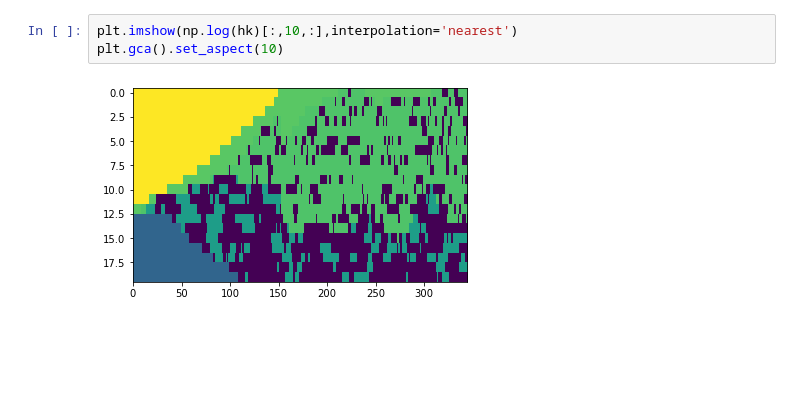
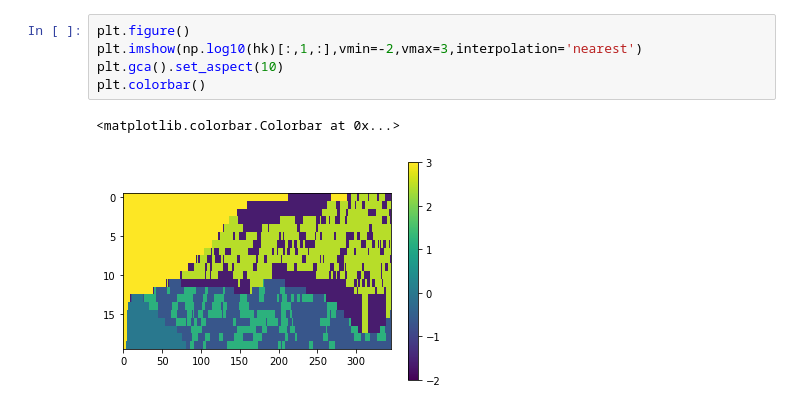
Before and after one commit to igotchalk/SWIlarge, a Jupyter notebook: notebook/Untitled1.ipynb, the cells around one changed output. Saved outputs shown, nothing was run; the diff lists cells and outputs as text; blank space fills up the shorter version.

```diff
--- a/notebook/Untitled1.ipynb
+++ b/notebook/Untitled1.ipynb
@@ -177,7 +209,10 @@ unpacking and setting vars...
 # %%
-plt.imshow(np.log(hk)[:,10,:],interpolation='nearest')
+plt.figure()
+plt.imshow(np.log10(hk)[:,1,:],vmin=-2,vmax=3,interpolation='nearest')
 plt.gca().set_aspect(10)
+plt.colorbar()
 # %% [output]
+<matplotlib.colorbar.Colorbar at 0x...>
-[figure, old version]
+[figure, new version]
 # %%
 
```
Also changed, not shown: parts of 4 cells of this notebook, 13 other files.
